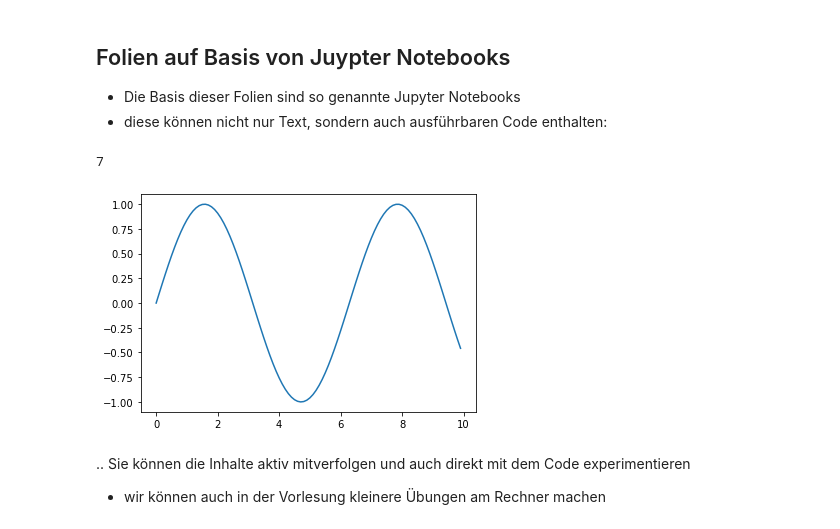
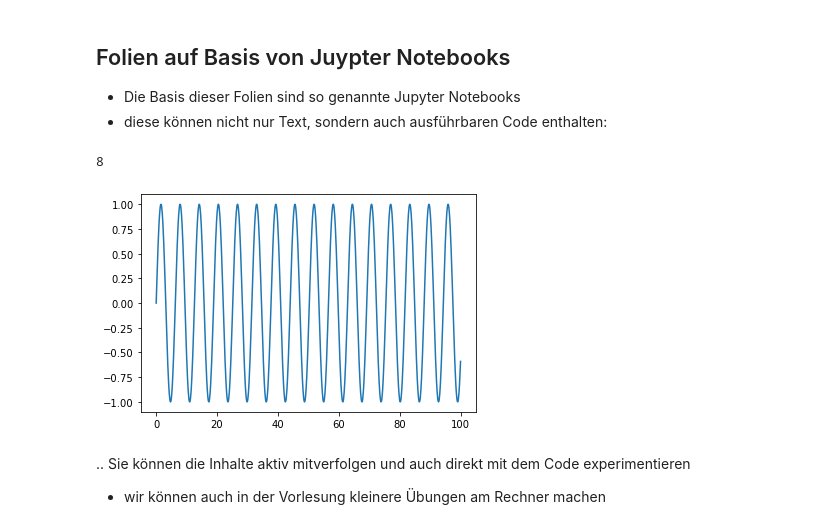
Before and after one commit to decision-analytics/AuD2023, a Jupyter notebook: Vorlesung/01/AuD_1_Einfuehrung.ipynb, the cells around one changed output. Cells and saved outputs as stored; diff of their text form; code cells hidden in the pictures.

```diff
--- a/Vorlesung/01/AuD_1_Einfuehrung.ipynb
+++ b/Vorlesung/01/AuD_1_Einfuehrung.ipynb
@@ -256,18 +256,18 @@ Im Kurs lernen Sie,
 - Die Basis dieser Folien sind so genannte Jupyter Notebooks
 - diese können nicht nur Text, sondern auch ausführbaren Code enthalten:
 # %%
-2+5
+2+6
 # %% [output]
-7
+8
 # %%
 import matplotlib.pyplot as plt
 import numpy as np
-a=np.arange(10,step=0.1)
+a=np.arange(100,step=0.1)
 b=np.sin(a)
 plt.plot(a,b)
 plt.show()
 # %% [output]
-[figure, old version]
+[figure, new version]
 # %% [markdown]
 .. Sie können die Inhalte aktiv mitverfolgen und auch direkt mit dem Code experimentieren
 - wir können auch in der Vorlesung kleinere Übungen am Rechner machen
```
Also changed, not shown: parts of 2 cells of this notebook.
